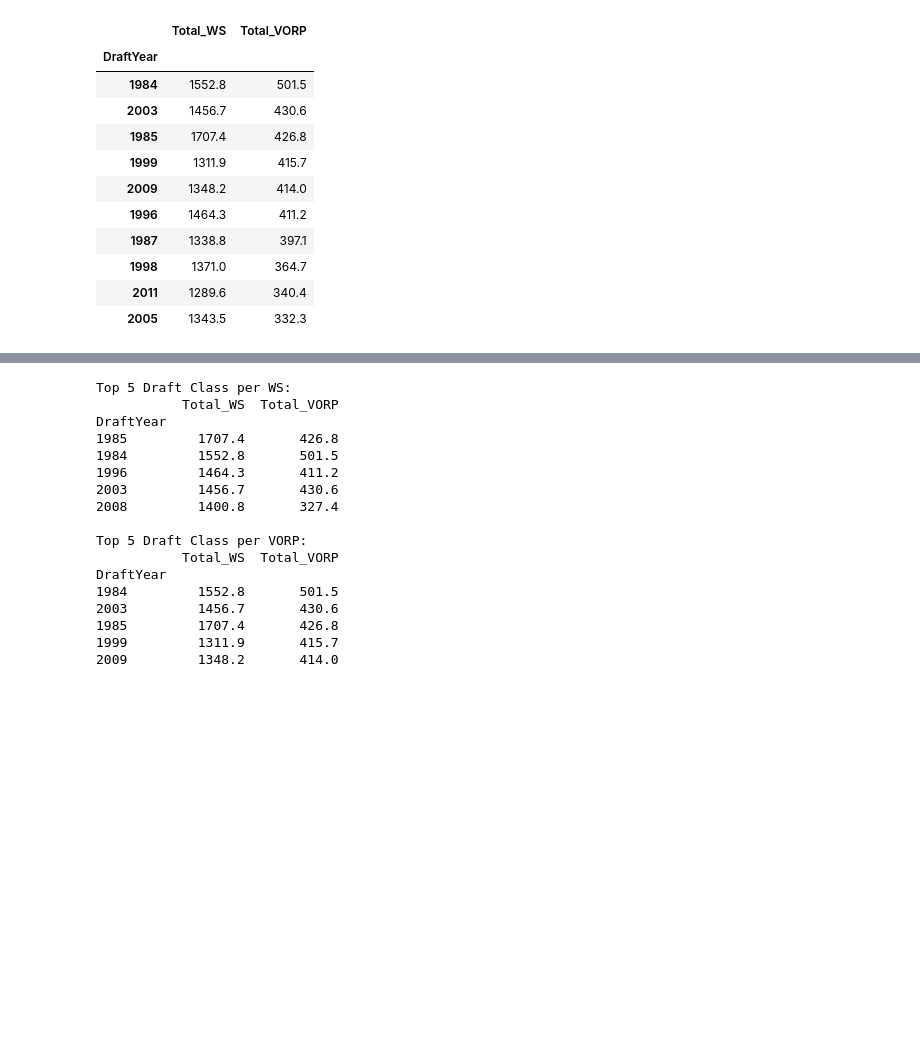
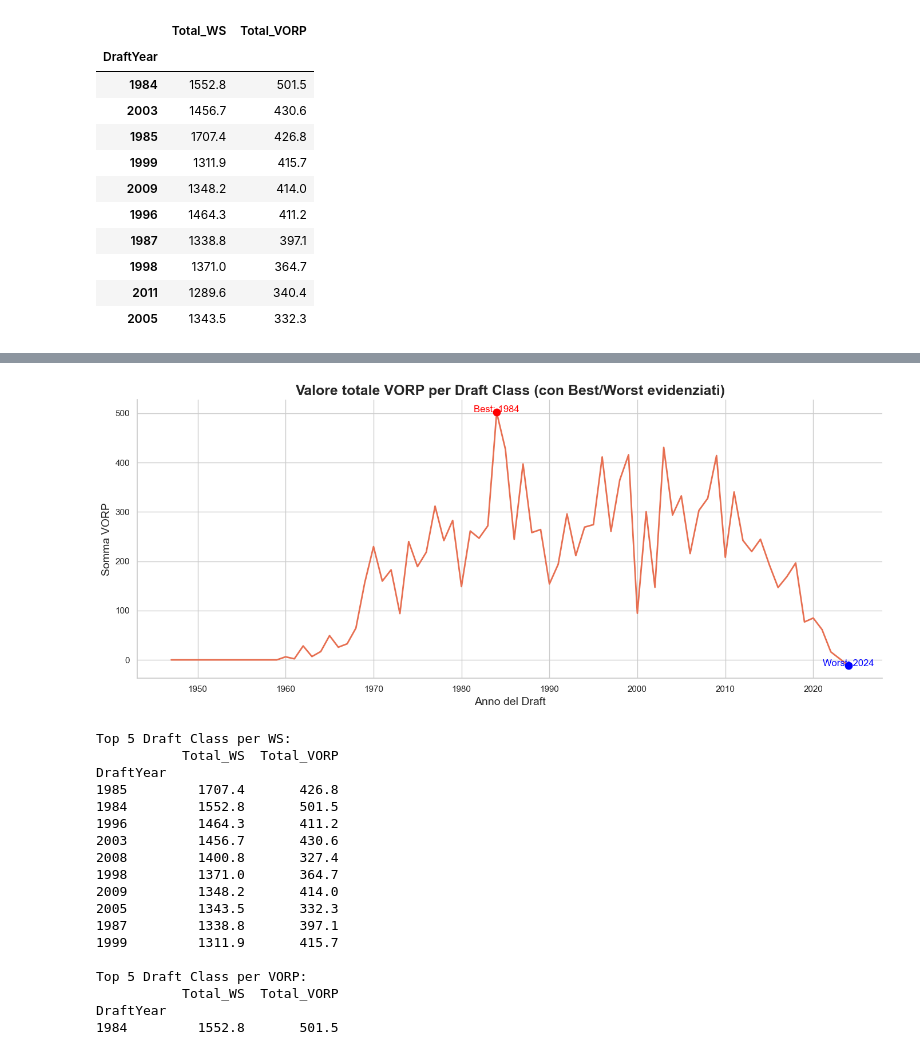
Before and after one commit to Marco-2298/Progetto-SII, a Jupyter notebook: notebooks/03_value_analysis.ipynb, the cells around one changed output, grey strips where cells are left out. Cells and saved outputs as stored; diff of their text form; code cells hidden in the pictures; blank space fills up the shorter version.

```diff
--- a/notebooks/03_value_analysis.ipynb
+++ b/notebooks/03_value_analysis.ipynb
@@ -77,6 +88,38 @@ plt.show()
+# %%
+plt.figure(figsize=(14, 6))
+sns.set_theme(style="whitegrid")
+
+sns.lineplot(
+    x=value_by_year.index,
+    y=value_by_year["Total_VORP"],
+    linewidth=2,
+    color="#E76F51"   # arancione elegante (molto meglio dell'orange base)
+)
+
+# Evidenzia il massimo
+best_year_vorp = value_by_year["Total_VORP"].idxmax()
+best_value_vorp = value_by_year["Total_VORP"].max()
+plt.scatter(best_year_vorp, best_value_vorp, color="red", s=80, zorder=5)
+plt.text(best_year_vorp, best_value_vorp + 0.5, f"Best: {best_year_vorp}", fontsize=12, color="red", ha="center")
+
+# Evidenzia il minimo
+worst_year_vorp = value_by_year["Total_VORP"].idxmin()
+worst_value_vorp = value_by_year["Total_VORP"].min()
+plt.scatter(worst_year_vorp, worst_value_vorp, color="blue", s=80, zorder=5)
+plt.text(worst_year_vorp, worst_value_vorp - 0.5, f"Worst: {worst_year_vorp}", fontsize=12, color="blue", ha="center")
+
+plt.title("Valore totale VORP per Draft Class", fontsize=18, fontweight="bold")
+plt.xlabel("Anno del Draft", fontsize=14)
+plt.ylabel("Somma VORP", fontsize=14)
+
+sns.despine()
+plt.tight_layout()
+plt.show()
+# %% [output]
+[figure, added]
 # %%
-top_ws = value_by_year.sort_values("Total_WS", ascending=False).head(5)
-top_vorp = value_by_year.sort_values("Total_VORP", ascending=False).head(5)
+top_ws = value_by_year.sort_values("Total_WS", ascending=False).head(10)
+top_vorp = value_by_year.sort_values("Total_VORP", ascending=False).head(1)
 
 print("Top 5 Draft Class per WS:")
 print(top_ws)
@@ -91,15 +134,16 @@ DraftYear
 1996         1464.3       411.2
 2003         1456.7       430.6
 2008         1400.8       327.4
+1998         1371.0       364.7
+2009         1348.2       414.0
+2005         1343.5       332.3
+1987         1338.8       397.1
+1999         1311.9       415.7
 
 Top 5 Draft Class per VORP:
            Total_WS  Total_VORP
 DraftYear
 1984         1552.8       501.5
-2003         1456.7       430.6
-1985         1707.4       426.8
-1999         1311.9       415.7
-2009         1348.2       414.0
 # %%
 bottom_ws = value_by_year.sort_values("Total_WS").head(5)
 bottom_vorp = value_by_year.sort_values("Total_VORP").head(5)
```
Also changed, not shown: parts of 5 cells of this notebook, 4 other files.
